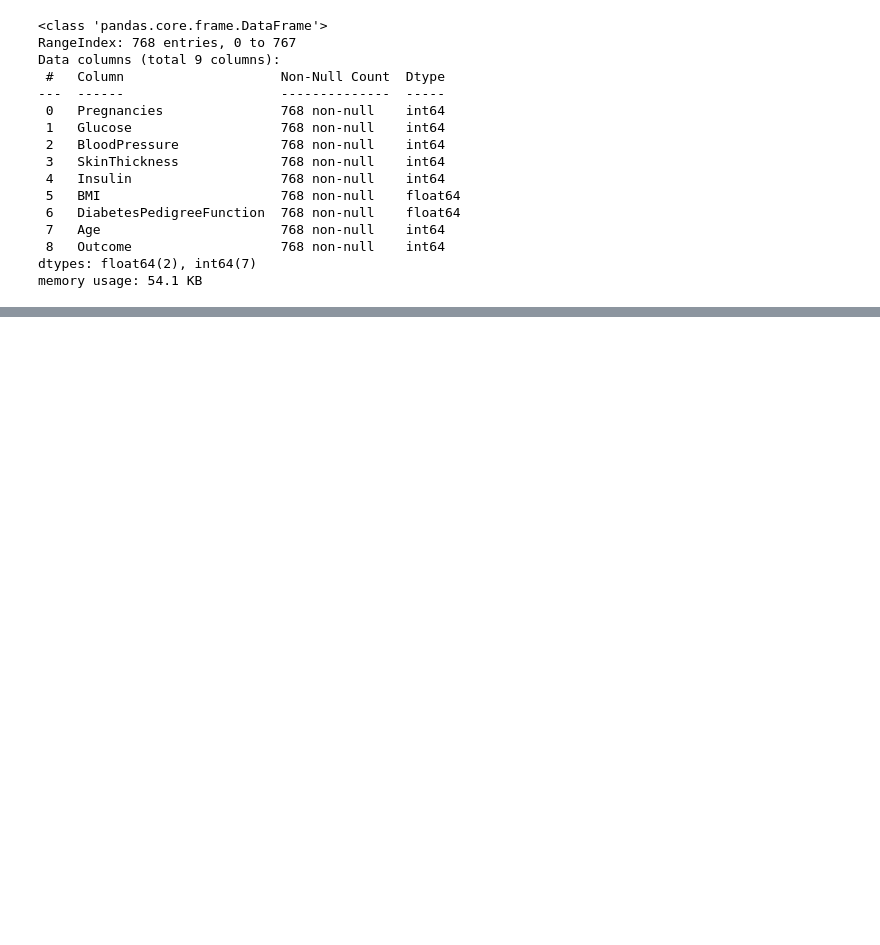
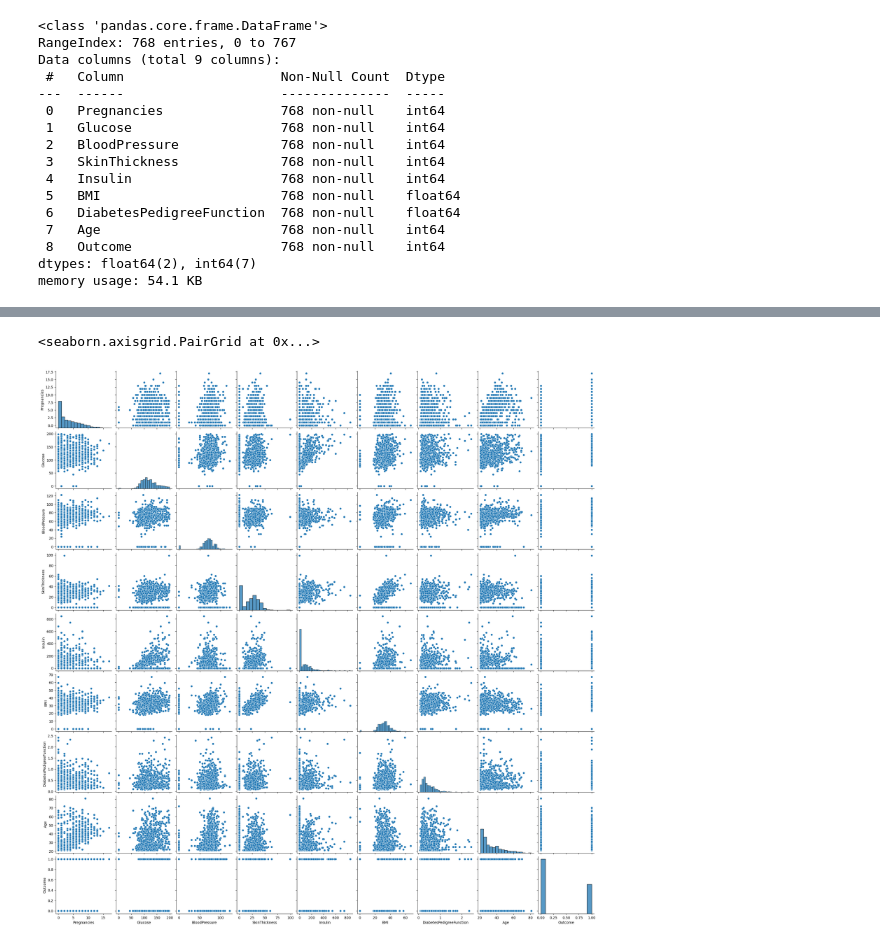
Before and after one commit to rajendra195/ds_project, a Jupyter notebook: diabeties_classification.ipynb, the cells around one changed output, grey strips where cells are left out. Drawn from its saved outputs; the diff is of its cells as text; code cells hidden in the pictures; blank space fills up the shorter version.

```diff
--- a/diabeties_classification.ipynb
+++ b/diabeties_classification.ipynb
@@ -75,0 +85,5 @@ df.describe()
+# %%
+sns.pairplot(df)
+# %% [output]
+<seaborn.axisgrid.PairGrid at 0x...>
+[figure, added]
```
Also changed, not shown: parts of 7 cells of this notebook, 1 other file.
